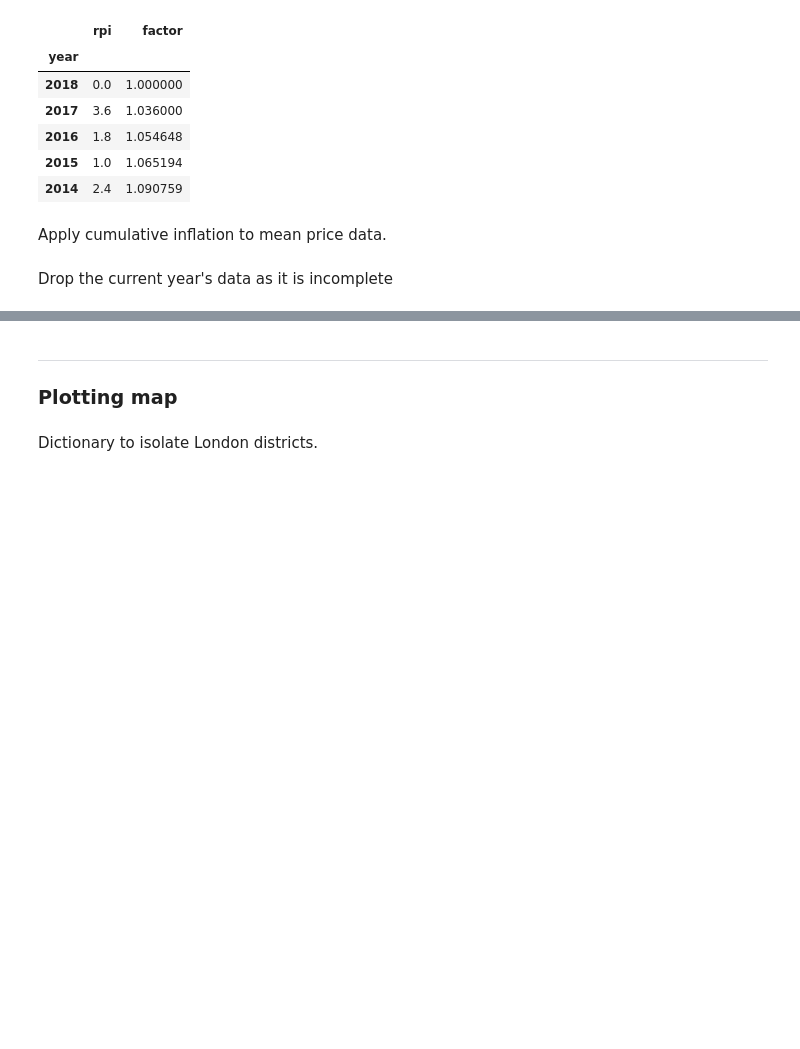
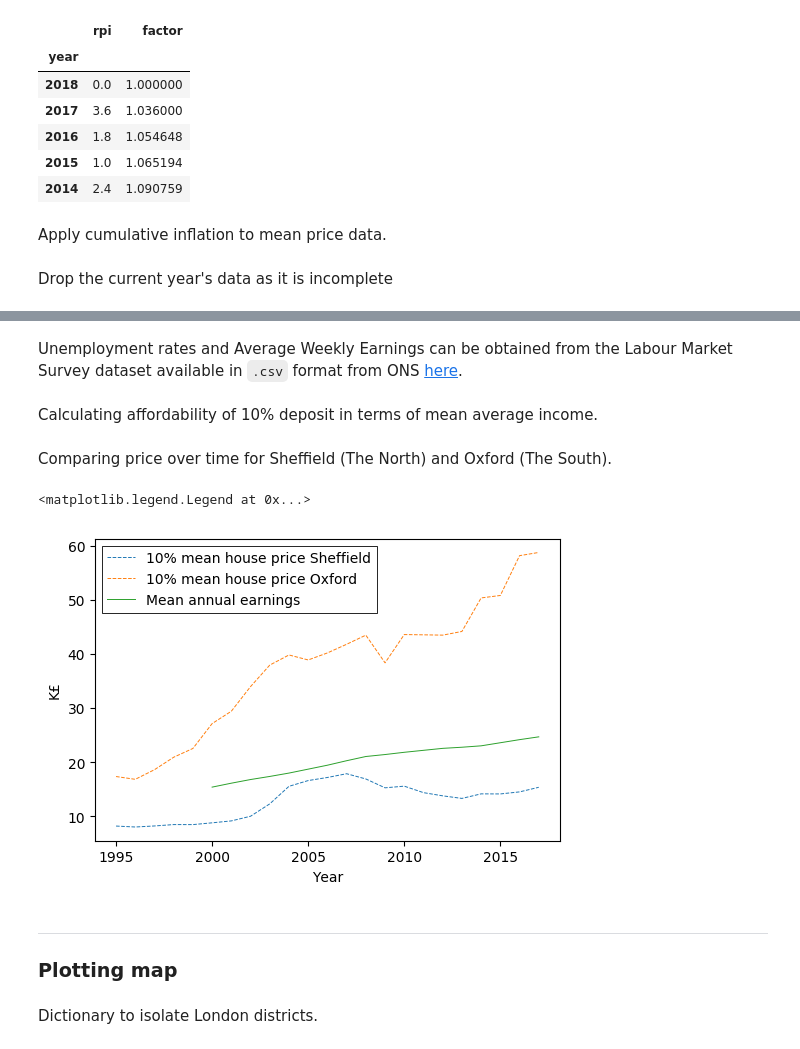
Before and after one commit to chrisk314/spark-uk-house-data-map, a Jupyter notebook: uk-house-data-map.ipynb, the cells around one changed output, grey strips where cells are left out. Saved outputs shown, nothing was run; the diff lists cells and outputs as text; code cells hidden in the pictures; blank space fills up the shorter version.

```diff
--- a/uk-house-data-map.ipynb
+++ b/uk-house-data-map.ipynb
@@ -436,10 +441,8 @@ rpi = pd.read_csv(UK_RPI_CSV)
 # %%
 rpi.columns = ['year', 'rpi']
 rpi.set_index('year', inplace=True)
-years = [str(y) for y in mean_prices.index.levels[0]]
-rpi = rpi.loc[years]
-#rpi.rpi = pd.to_numeric(rpi.rpi)
+rpi = rpi.reindex([str(y) for y in years])
 rpi.rpi = rpi.rpi.map(float)
+rpi.index = rpi.index.map(int)
 rpi.loc[years[-1]] = 0.
-rpi.index = rpi.index.map(int)
 rpi = rpi.sort_index()
@@ -474,3 +470,4 @@ Drop the current year's data as it is incomplete
 # %%
 mean_prices = mean_prices.drop(mean_prices.index.levels[0].values[-1])
 mean_prices.index = mean_prices.index.remove_unused_levels()  # Ridiculous that this is required, but yeah... https://github.com/pandas-dev/pandas/issues/2770
+years = years[:-1]
@@ -477,3 +505,42 @@ mean_prices.index = mean_prices.index.remove_unused_levels()  # Ridiculous that
+# %% [markdown]
+Unemployment rates and Average Weekly Earnings can be obtained from the Labour Market Survey dataset available in `.csv` format from ONS [here](https://www.ons.gov.uk/employmentandlabourmarket/peopleinwork/employmentandemployeetypes/datasets/labourmarketstatistics).
+# %%
+UK_LMS_CSV = os.getenv('DATA_LMS_CSV')
+lms_cols_map = {
+    'Title': 'year',
+    'Unemployment rate (aged 16 and over, seasonally adjusted)': 'unemployment_rate',
+    'LMSB SA AWE regular pay WE': 'awe',  # -> average weekly earnings before bonuses adjusted for inflation
+}
+uk_lms = pd.read_csv(UK_LMS_CSV, usecols=lms_cols_map.keys(), dtype=str)
+
+uk_lms = uk_lms.rename(columns=lms_cols_map)
+uk_lms.set_index('year', inplace=True)
+uk_lms = uk_lms.reindex([str(y) for y in years])
+uk_lms = uk_lms.sort_index()
+uk_lms.index = uk_lms.index.map(int)
+uk_lms.unemployment_rate = uk_lms.unemployment_rate.map(float)
+uk_lms.awe = uk_lms.awe.map(float)
+# %% [markdown]
+Calculating affordability of 10% deposit in terms of mean average income.
+# %%
+uk_lms['aae'] = 52. * uk_lms['awe']
+for year in uk_lms.index.values:
+    mean_prices.loc[(year, np.s_[:]), 'affordability'] = mean_prices.loc[(year, np.s_[:]), 'price_mean'].values / uk_lms.aae[year]
+# %% [markdown]
+Comparing price over time for Sheffield (The North) and Oxford (The South).
+# %%
+plt.rcParams['figure.dpi'] = 100
+plt.plot(mean_prices.index.levels[0], 0.1 * mean_prices.loc[(np.s_[:], 'E08000016'), 'price_mean'] / 1000.,
+         ls='--', label='10% mean house price Sheffield')
+plt.plot(mean_prices.index.levels[0], 0.1 * mean_prices.loc[(np.s_[:], 'E07000178'), 'price_mean'] / 1000.,
+         ls='--', label='10% mean house price Oxford')
+plt.plot(uk_lms.index, uk_lms.aae / 1000., label='Mean annual earnings')
+plt.xlabel('Year')
+plt.ylabel('K£')
+plt.legend()
+# %% [output]
+<matplotlib.legend.Legend at 0x...>
+[figure, added]
 # %% [markdown]
 ---
 ### Plotting map
```
Also changed, not shown: parts of 33 cells of this notebook, 1 other file.
